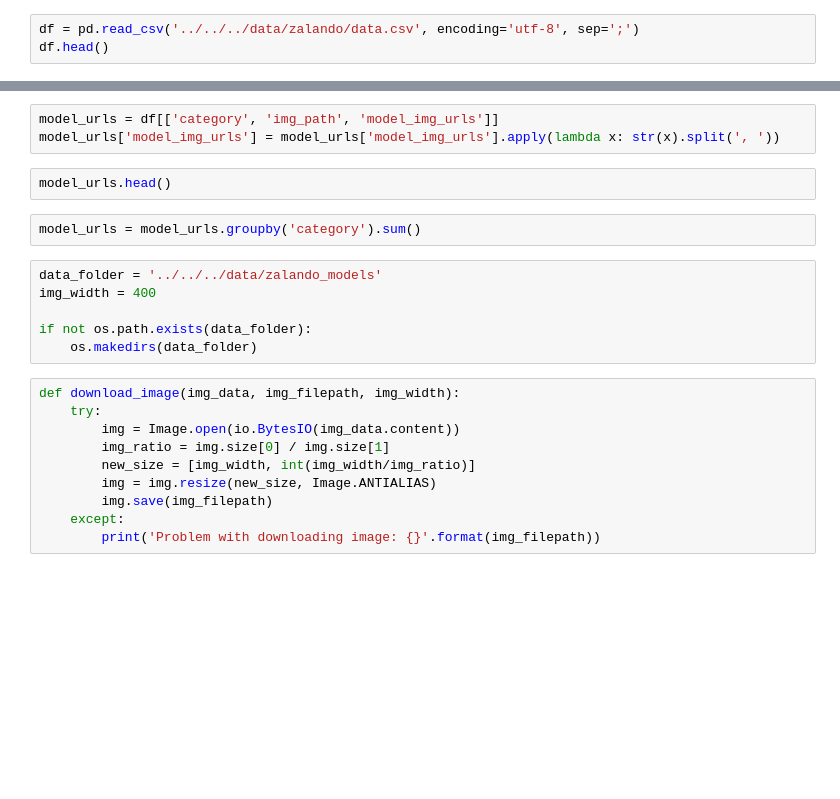
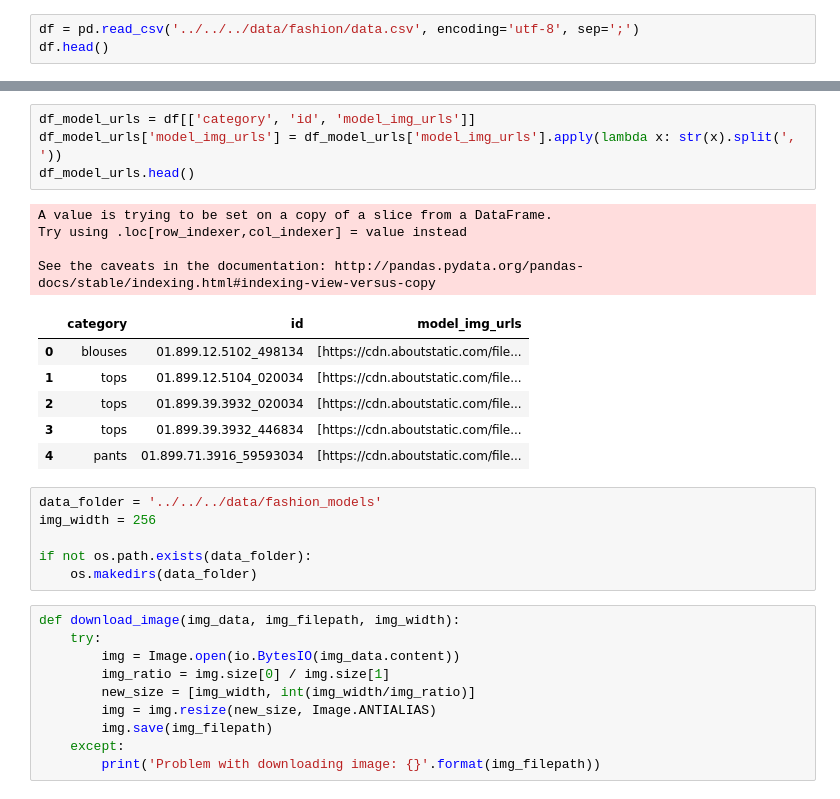
Before and after one commit to sonynka/fashion_scraper, a Jupyter notebook: data_processing/model_images.ipynb, the cells around one changed output, grey strips where cells are left out. Cells and saved outputs as stored; diff of their text form; blank space fills up the shorter version.

```diff
--- a/data_processing/model_images.ipynb
+++ b/data_processing/model_images.ipynb
@@ -8,5 +10,5 @@ import random
 
 pd.set_option('max.colwidth', 100)
 # %%
-df = pd.read_csv('../../../data/zalando/data.csv', encoding='utf-8', sep=';')
+df = pd.read_csv('../../../data/fashion/data.csv', encoding='utf-8', sep=';')
 df.head()
@@ -13,13 +22,21 @@ df.head()
 # %%
-model_urls = df[['category', 'img_path', 'model_img_urls']]
-model_urls['model_img_urls'] = model_urls['model_img_urls'].apply(lambda x: str(x).split(', '))
+df_model_urls = df[['category', 'id', 'model_img_urls']]
+df_model_urls['model_img_urls'] = df_model_urls['model_img_urls'].apply(lambda x: str(x).split(', '))
+df_model_urls.head()
+# %% [output]
+A value is trying to be set on a copy of a slice from a DataFrame.
+Try using .loc[row_indexer,col_indexer] = value instead
+
+See the caveats in the documentation: http://pandas.pydata.org/pandas-docs/stable/indexing.html#indexing-view-versus-copy
+|  | category | id | model_img_urls |
+| 0 | blouses | 01.899.12.5102_498134 | [https://cdn.aboutstatic.com/file... |
+| 1 | tops | 01.899.12.5104_020034 | [https://cdn.aboutstatic.com/file... |
+| 2 | tops | 01.899.39.3932_020034 | [https://cdn.aboutstatic.com/file... |
+| 3 | tops | 01.899.39.3932_446834 | [https://cdn.aboutstatic.com/file... |
+| 4 | pants | 01.899.71.3916_59593034 | [https://cdn.aboutstatic.com/file... |
-# %%
-model_urls.head()
-# %%
-model_urls = model_urls.groupby('category').sum()
 # %%
-data_folder = '../../../data/zalando_models'
-img_width = 400
+data_folder = '../../../data/fashion_models'
+img_width = 256
 
 if not os.path.exists(data_folder):
     os.makedirs(data_folder)
```
Also changed, not shown: parts of 7 cells of this notebook, 3 other files.
